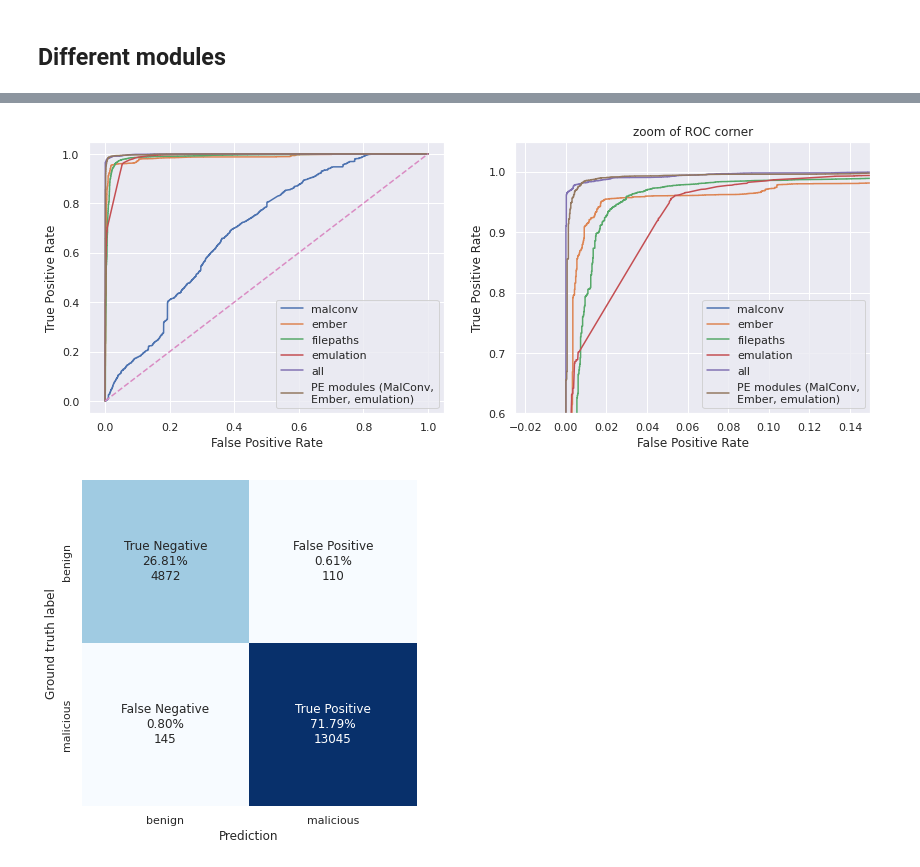
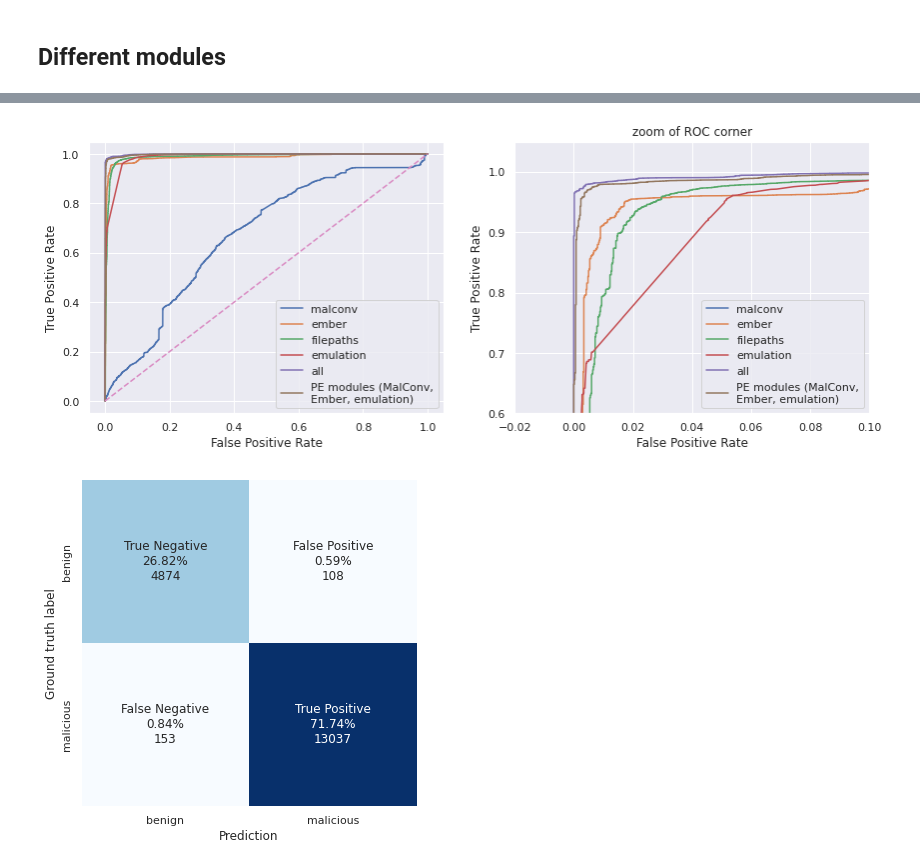
Before and after one commit to dtrizna/quo.vadis, a Jupyter notebook: evaluation/composite/composite_model_evaluation.ipynb, the cells around one changed output, grey strips where cells are left out. Saved outputs shown, nothing was run; the diff lists cells and outputs as text; code cells hidden in the pictures.

Commit message:
fixed FP rate tests

```diff
--- a/evaluation/composite/composite_model_evaluation.ipynb
+++ b/evaluation/composite/composite_model_evaluation.ipynb
@@ -21,10 +1,37 @@ y_test = np.load("y-1647097165-test.arr")
 # %%
+from sklearn.metrics import roc_curve, roc_auc_score, classification_report
+from sklearn.metrics import confusion_matrix, det_curve
+from sklearn.metrics import f1_score, recall_score, precision_score
+import matplotlib.pyplot as plt
+import seaborn as sns
+sns.set()
+
+from collections import defaultdict
+import numpy as np
+
+import sys
+import time
+repo_root = "../../"
+sys.path.append(repo_root)
+from models import CompositeClassifier
+from utils.functions import fix_random_seed
+fix_random_seed()
+
+x_train = np.load("X-1647041985-early-fusion-vectors-train.arr")
+y_train = np.load("y-1647041985-train.arr")
+
+x_test = np.load("X-1647097165-early-fusion-vectors-test.arr")
+y_test = np.load("y-1647097165-test.arr")
+
 def fit(models, x_trains, y_train, save=False):
     for model in models:
-        print(f"Fitting model: {model}")
+
+        print(f"Fitting model: {model}", end=" | ")
+        c1 = time.time()
         models[model].fit(x_trains[model], y_train)
         if save:
             models[model].save_late_fusion_model()
+        print(f"Took: {time.time() - c1:.2f}s")
 
 def evaluate(models, x_tests, y_test, ax=None, print_score=True):
     probs = {}
@@ -60,7 +67,6 @@ def evaluate(models, x_tests, y_test, ax=None, print_score=True):
 models = {}
 modules = ["malconv", "ember", "filepaths", "emulation"]
 
-repo_root = "../"
 params = {
 "malconv_model_path": 'modules/sota/malconv/parameters/malconv.checkpoint',
 "ember_2019_model_path": 'modules/sota/ember/parameters/ember_model.txt',
@@ -72,7 +78,9 @@ params = {
 
 models["Logistic Regression"] = CompositeClassifier(modules=modules, late_fusion_model="LogisticRegression", **params, root=repo_root)
 models["XGBClassifier"] = CompositeClassifier(modules=modules, late_fusion_model="XGBClassifier",**params, root=repo_root)
-models["MultiLayerPerceptron"] = CompositeClassifier(modules=modules, late_fusion_model="MultiLayerPerceptron",**params, root=repo_root)
+models["MultiLayerPerceptron15"] = CompositeClassifier(modules=modules, late_fusion_model="MultiLayerPerceptron",**params, root=repo_root, mlp_hidden_layer_sizes=(15,))
+models["MultiLayerPerceptron50"] = CompositeClassifier(modules=modules, late_fusion_model="MultiLayerPerceptron",**params, root=repo_root, mlp_hidden_layer_sizes=(50,))
+models["MultiLayerPerceptron100"] = CompositeClassifier(modules=modules, late_fusion_model="MultiLayerPerceptron",**params, root=repo_root, mlp_hidden_layer_sizes=(100,))
 
 x_trains = dict([(model, x_train) for model in models])
 x_tests = dict([(model, x_test) for model in models])
@@ -129,7 +141,7 @@ for modules in modulelist:
     "emulation_model_path": 'modules/emulation/pretrained/1646990611-model.torch',
     "emulation_apicalls": 'modules/emulation/pretrained/api_calls_preserved-ed96-pl150-kb600-1646926097.pickle',
     }
-    models[name] = CompositeClassifier(modules=modules, late_fusion_model="LogisticRegression", **params, root=repo_root)
+    models[name] = CompositeClassifier(modules=modules, late_fusion_model="MultiLayerPerceptron", mlp_hidden_layer_sizes=(15,), **params, root=repo_root)
     x_trains[name] = models[name].get_modular_x(modules, x_train)
     x_tests[name] = models[name].get_modular_x(modules, x_test)
 # %%
@@ -157,15 +255,15 @@ weighted avg     0.9749    0.9750    0.9749     18172
 # %%
 legend = ['malconv', 'ember', 'filepaths', 'emulation', 'all', 'PE modules (MalConv,\nEmber, emulation)']
 fig, ax = plt.subplots(1,2, figsize=(14,5))
 evaluate(models, x_tests, y_test, ax=ax[0], print_score=False)
 probs = evaluate(models, x_tests, y_test, ax=ax[1], print_score=False)
 ax[1].set_ylim([0.6, 1.05])
-ax[1].set_xlim([-0.025, 0.15])
+ax[1].set_xlim([-0.02, 0.1])
 ax[1].set_title("zoom of ROC corner")
 ax[1].legend(legend)
 _ = ax[0].legend(legend)
 # %% [output]
-[figure, old version]
+[figure, new version]
 # %%
 def draw_confusion_matrix(y_true, y_pred, counts=False, figsize=(6,6)):
     cf_matrix = confusion_matrix(y_true, y_pred)
```
Also changed, not shown: parts of 14 cells of this notebook.
